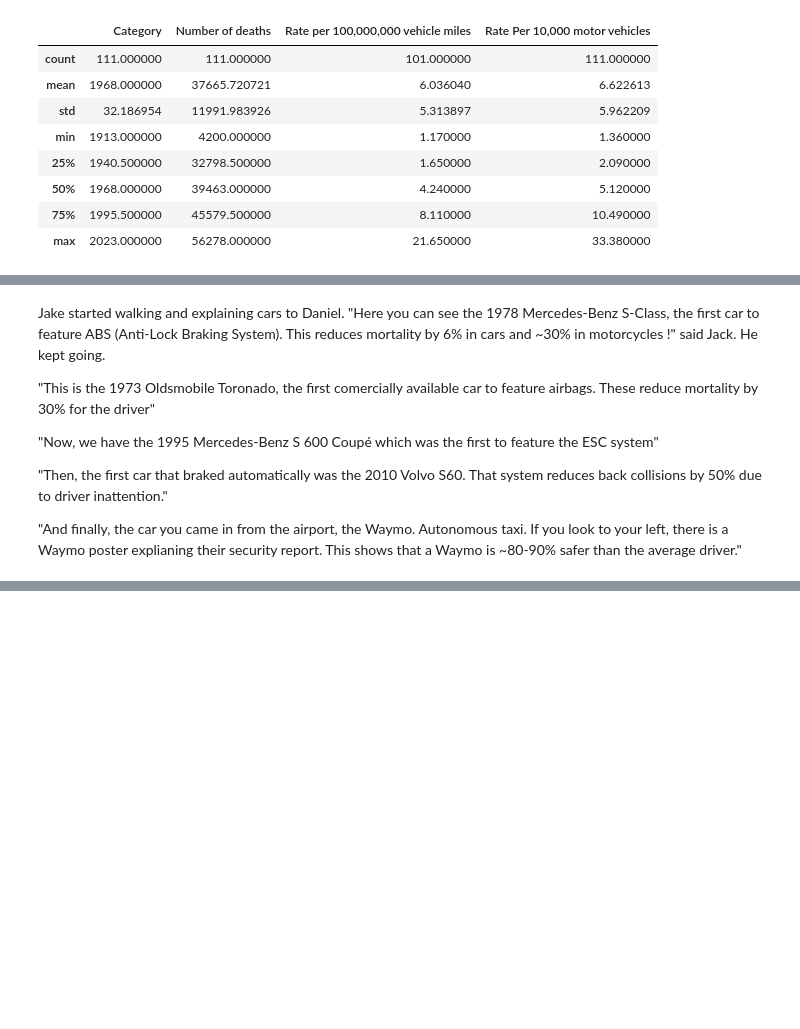
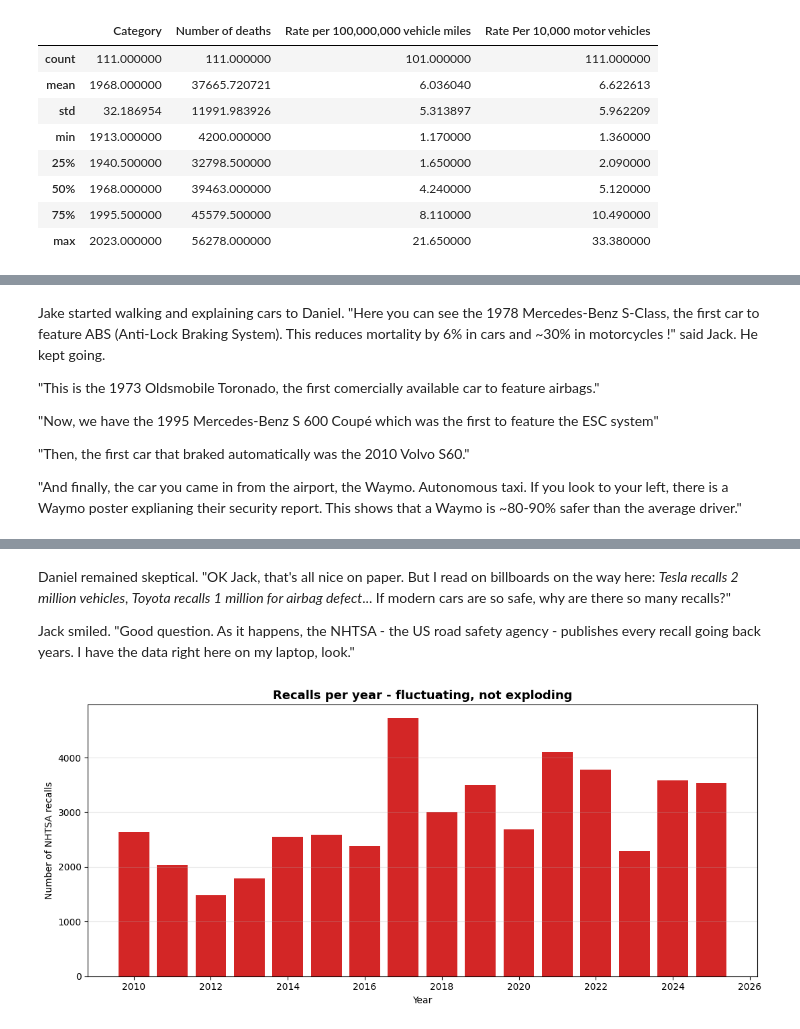
Before and after one commit to LucasHenry11/Vehicle_Safety, a Jupyter notebook: src/part1.ipynb, the cells around one changed output, grey strips where cells are left out. Cells and saved outputs as stored; diff of their text form; code cells hidden in the pictures; blank space fills up the shorter version.

```diff
--- a/src/part1.ipynb
+++ b/src/part1.ipynb
@@ -54,12 +73,28 @@ plt.grid(True)
 Jake started walking and explaining cars to Daniel.
 "Here you can see the 1978 Mercedes-Benz S-Class, the first car to feature ABS (Anti-Lock Braking System). This reduces mortality by 6% in cars and ~30% in motorcycles !" said Jack. He kept going.
 
-"This is the 1973 Oldsmobile Toronado, the first comercially available car to feature airbags. These reduce mortality by 30% for the driver"
+"This is the 1973 Oldsmobile Toronado, the first comercially available car to feature airbags."
 
 "Now, we have the 1995 Mercedes-Benz S 600 Coupé which was the first to feature the ESC system"
 
-"Then, the first car that braked automatically was the 2010 Volvo S60. That system reduces back collisions by 50% due to driver inattention."
+"Then, the first car that braked automatically was the 2010 Volvo S60."
 
 "And finally, the car you came in from the airport, the Waymo. Autonomous taxi. If you look to your left, there is a Waymo poster explianing their security report. This shows that a Waymo is ~80-90% safer than the average driver."
 # %% [markdown]
 ![Waymo Security Report](../data/waymo_stats.png)
+# %% [markdown]
+Daniel remained skeptical. "OK Jack, that's all nice on paper. But I read on billboards on the way here: *Tesla recalls 2 million vehicles*, *Toyota recalls 1 million for airbag defect*... If modern cars are so safe, why are there so many recalls?"
+
+Jack smiled. "Good question. As it happens, the NHTSA - the US road safety agency - publishes every recall going back years. I have the data right here on my laptop, look."
+# %%
+recalls_per_year = df.groupby("recall_year").size()
+
+fig, ax = plt.subplots(figsize=(11, 5))
+ax.bar(recalls_per_year.index, recalls_per_year.values, color="#c00", alpha=0.85)
+ax.set_title("Recalls per year - fluctuating, not exploding", fontsize=13, fontweight="bold")
+ax.set_xlabel("Year")
+ax.set_ylabel("Number of NHTSA recalls")
+ax.grid(True, axis="y", alpha=0.3)
+plt.tight_layout()
+# %% [output]
+[figure, added]
```
Also changed, not shown: parts of 11 cells of this notebook.
